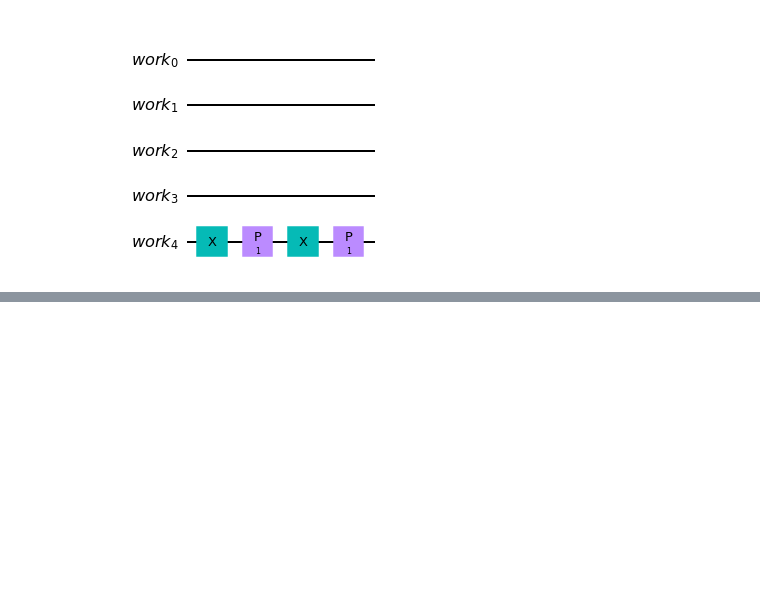
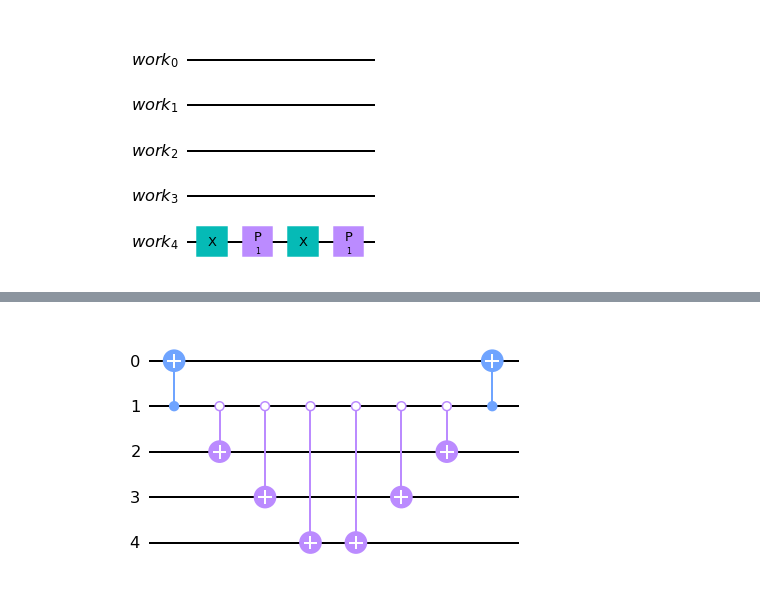
Before and after one commit to osamarais/Tridiagonal_Solver, a Jupyter notebook: tridiagonal_solver.ipynb, the cells around one changed output, grey strips where cells are left out. Drawn from its saved outputs; the diff is of its cells as text; code cells hidden in the pictures; blank space fills up the shorter version.

```diff
--- a/tridiagonal_solver.ipynb
+++ b/tridiagonal_solver.ipynb
@@ -76,0 +88,24 @@ H1_circuit.draw(output='mpl')
+# %%
+# H3 is made up of a bunch of C circuits
+
+C_circuits = []
+
+for _C in range(1,n_w):
+    _C_circuit = QuantumCircuit(work_register[-1-_C:],name='C{}'.format(_C))
+    _C_circuit.cnot(1,0,ctrl_state=1)
+    for _target in range(2,_C+1):
+        _C_circuit.cnot(1,_target,ctrl_state=0)
+    # Create the multi controlled Rx gate
+    #if (_C-2)>=1:
+    #    _rx_gate = RXGate(-2*b*dt).control(_C-2)
+    #    _C_circuit.append(_rx_gate,[])
+
+
+    for _target in reversed(range(2,_C+1)):
+        _C_circuit.cnot(1,_target,ctrl_state=0)
+    _C_circuit.cnot(1,0,ctrl_state=1)
+    C_circuits.append(_C_circuit)
+# %%
+C_circuits[3].draw(output='mpl')
+# %% [output]
+[figure, added]
```
Also changed, not shown: parts of 4 cells of this notebook.
